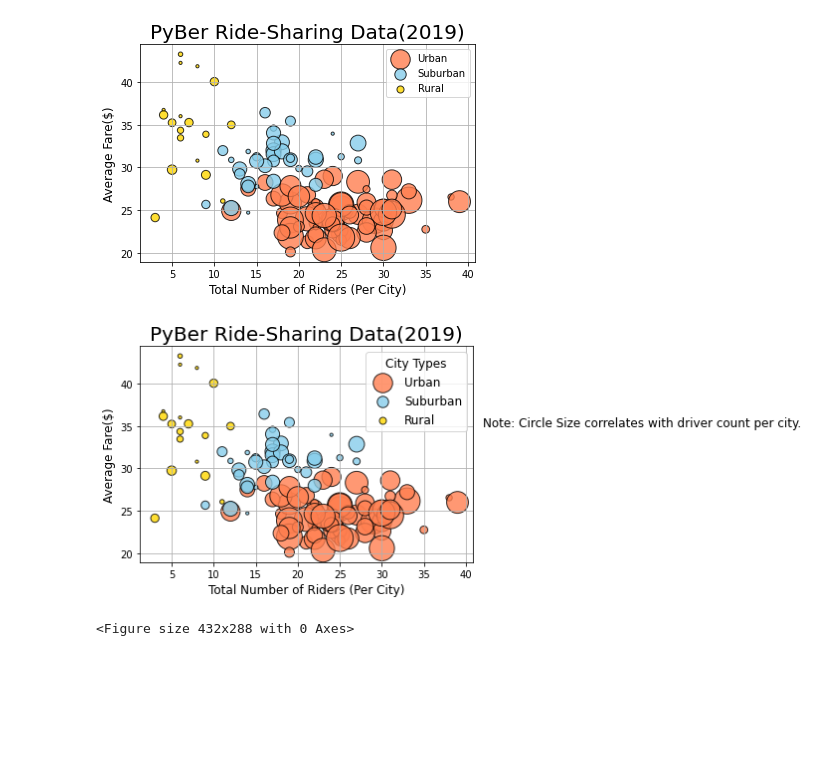
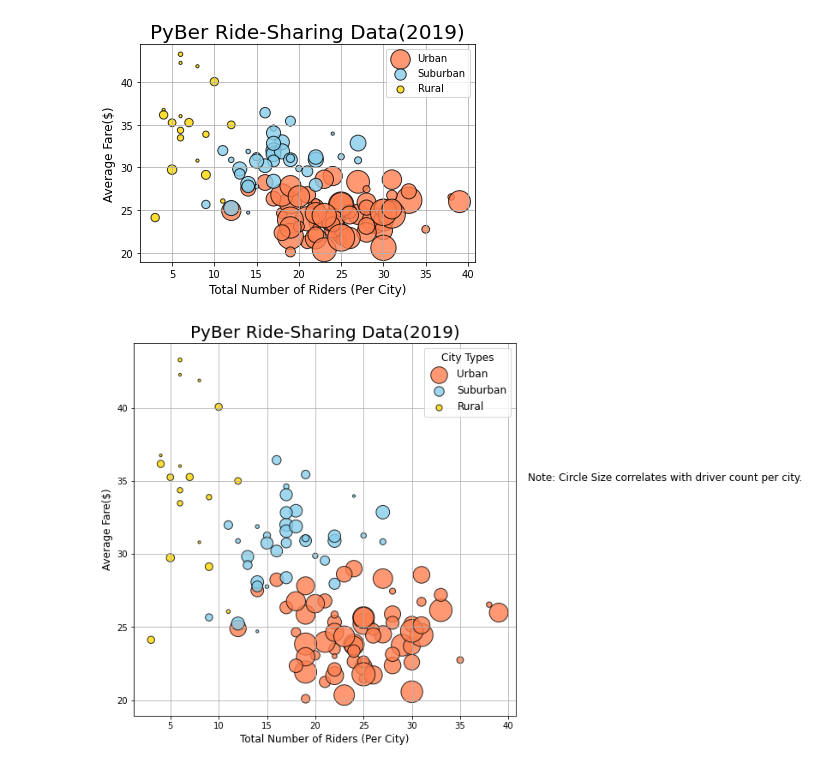
Before and after one commit to alewis623/PyBer_Analysis, a Jupyter notebook: PyBer.ipynb, the cells around one changed output. Saved outputs shown, nothing was run; the diff lists cells and outputs as text; code cells hidden in the pictures; blank space fills up the shorter version.

Commit message:
update chart and code

```diff
--- a/PyBer.ipynb
+++ b/PyBer.ipynb
@@ -415,6 +415,7 @@ plt.show()
 # %%
 # Add scatter plots for each type of city.
 #Urban
+plt.subplots(figsize=(8,8))
 plt.scatter(urban_ride_count,
            urban_avg_fare,
            s= 10*urban_driver_count,
@@ -433,36 +434,36 @@ plt.scatter(suburban_ride_count,
            linewidth=1,
            alpha=.8,
            label="Suburban")
 
 #Rural
 plt.scatter(rural_ride_count,
            rural_avg_fare,
            s= 10*rural_driver_count,
            color="gold",
            edgecolor="k",
            linewidth=1,
            alpha=.8,
            label="Rural")
 
 # Other graph properties added
 plt.title("PyBer Ride-Sharing Data(2019)", fontsize=20)
 plt.xlabel("Total Number of Riders (Per City)",fontsize=12)
 plt.ylabel("Average Fare($)",fontsize=12)
 plt.grid(True)
 # Create the legend
 lgnd = plt.legend(fontsize="12", mode="Expanded", scatterpoints=1, loc="best", title= "City Types")
 lgnd.legendHandles[0].sizes =[75]
 lgnd.legendHandles[1].sizes =[75]
 lgnd.legendHandles[2].sizes =[75]
 lgnd.get_title().set_fontsize(12)
 #Incorporate a text label about circle size.
 plt.text(42, 35, "Note: Circle Size correlates with driver count per city.", fontsize="12")
+
+# Save the figure.
+plt.savefig("analysis/fig.png")
 # Show plot
 plt.show()
-# Save the figure
-plt.savefig("analysis/Fig1.png")
 # %% [output]
-[figure, old version]
+[figure, new version]
-<Figure size 432x288 with 0 Axes>
 # %%
 # %% [output]
```
Also changed, not shown: parts of 1 cell of this notebook, 1 other file.
